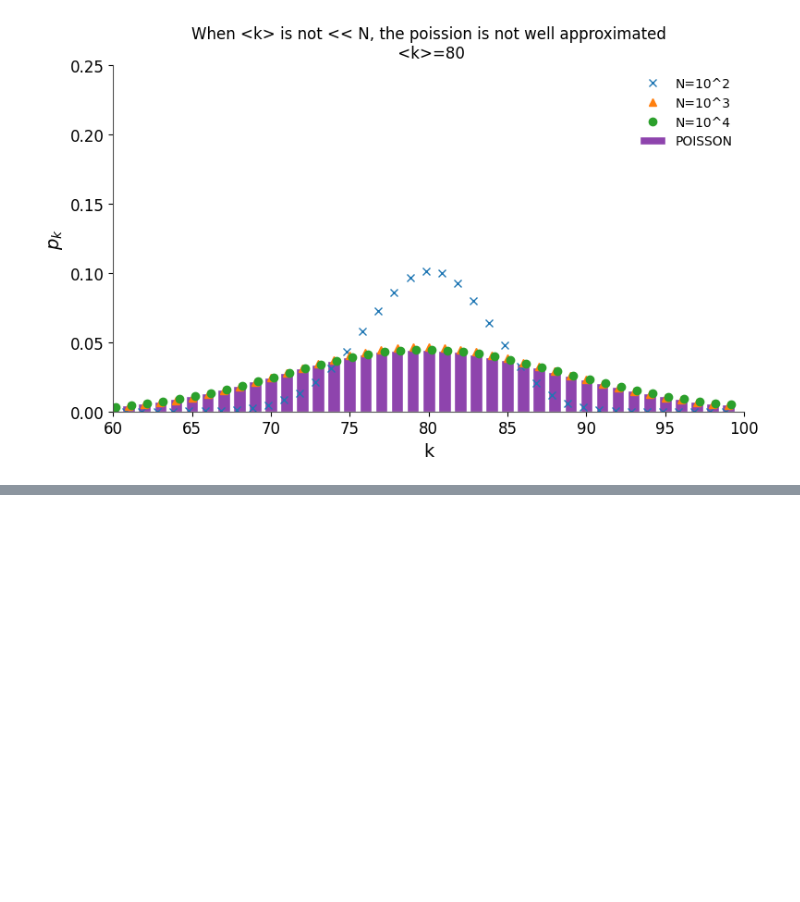
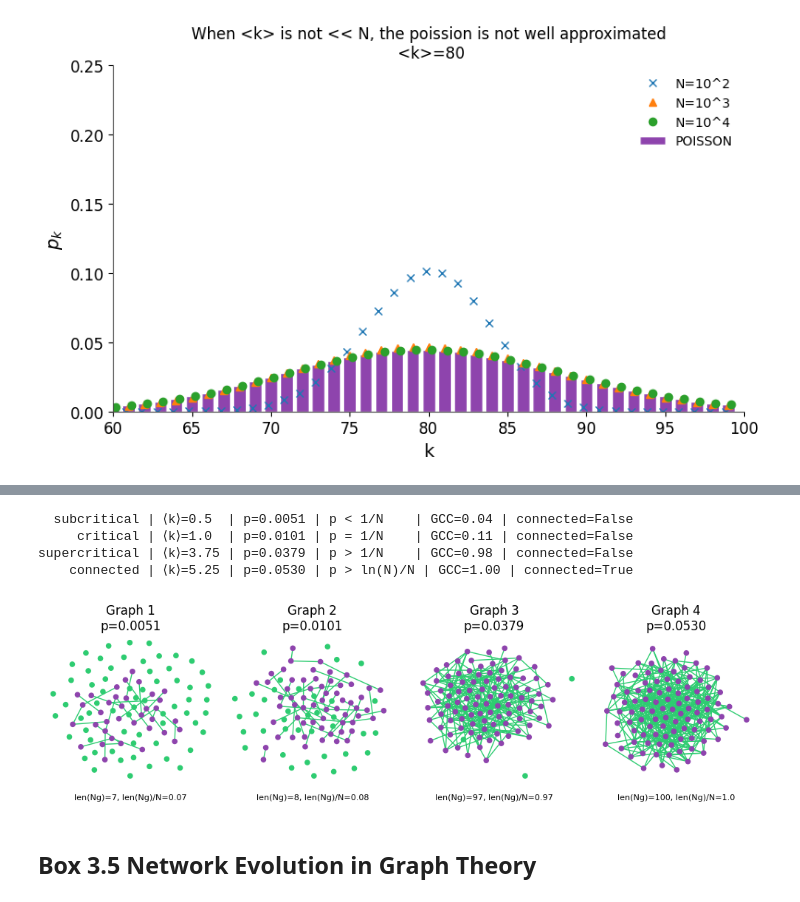
Before and after one commit to grogs84/networkscience, a Jupyter notebook: wip/rChapter3.ipynb, the cells around one changed output, grey strips where cells are left out. Cells and saved outputs as stored; diff of their text form; code cells hidden in the pictures; blank space fills up the shorter version.

```diff
--- a/wip/rChapter3.ipynb
+++ b/wip/rChapter3.ipynb
@@ -405,0 +414,69 @@ plt.show()
+# %%
+# calculate thresholds
+N = 100
+
+# ER G(N,p) regimes (Network Science §3.4.2-ish)
+# Relationship: ⟨k⟩ = p (N-1) ≈ pN for large N.
+# Key thresholds:
+#   ⟨k⟩ < 1       (p < 1/N)       : subcritical (no giant component)
+#   ⟨k⟩ = 1       (p = 1/N)       : critical point
+#   ⟨k⟩ > 1       (p > 1/N)       : supercritical (giant component emerges)
+#   ⟨k⟩ > ln N    (p > ln N / N)  : connected w.h.p. (graph becomes connected)
+
+regimes = [
+    {"label": "subcritical",   "avg_degree": 0.5,  "threshold": "p < 1/N"},
+    {"label": "critical",      "avg_degree": 1.0,  "threshold": "p = 1/N"},
+    {"label": "supercritical", "avg_degree": 3.75, "threshold": "p > 1/N"},
+    {"label": "connected",     "avg_degree": 5.25, "threshold": "p > ln(N)/N"},
+]
+
+# Convert ⟨k⟩ to p using ⟨k⟩ = p (N-1)
+for r in regimes:
+    r["p"] = r["avg_degree"] / (N - 1)
+
+def largest_component_fraction(g: rx.PyGraph) -> float:
+    largest = max(rx.connected_components(g), key=len)
+    return len(largest) / g.num_nodes()
+
+for r in regimes:
+    g = rx.undirected_gnp_random_graph(N, r["p"], seed=42)
+    gcc = largest_component_fraction(g)
+    is_conn = rx.is_connected(g)
+
+    print(
+        f"{r['label']:>13} | ⟨k⟩={r['avg_degree']:<4} | p={r['p']:.4f} | "
+        f"{r['threshold']:<10} | GCC={gcc:.2f} | connected={is_conn}"
+    )
+# %% [output]
+  subcritical | ⟨k⟩=0.5  | p=0.0051 | p < 1/N    | GCC=0.04 | connected=False
+     critical | ⟨k⟩=1.0  | p=0.0101 | p = 1/N    | GCC=0.11 | connected=False
+supercritical | ⟨k⟩=3.75 | p=0.0379 | p > 1/N    | GCC=0.98 | connected=False
+    connected | ⟨k⟩=5.25 | p=0.0530 | p > ln(N)/N | GCC=1.00 | connected=True
+# %%
+# plot
+ps = [r.get('p') for r in regimes]
+graphs = [rx.undirected_gnp_random_graph(N, p) for p in ps]
+
+fig, axes = plt.subplots(1, 4, figsize=(10,3))
+for i, (g, ax, p) in enumerate(zip(graphs, axes, ps)):
+    layout = rx.spring_layout(g, k=.85, repulsive_exponent=5)
+    ax.set_title(f"Graph {i+1}\np={p:.4f}")
+    colors = [
+        NS_PURPLE if any(g.neighbors(i)) else NS_GREEN
+        for i in g.node_indices()
+    ]
+    Ng, *_ = sorted(rx.connected_components(g), key=len, reverse=True)
+    ng_text = f"{len(Ng)=}, {len(Ng)/N=}"
+    ax.text(
+        0.5, -0.08, ng_text,
+        transform=ax.transAxes,
+        ha="center", va="top",
+        fontsize=8
+    )
+    mpl_draw(g, pos=layout, ax=ax, node_color=colors, edge_color=NS_GREEN, with_labels=False, node_size=20)
+    ax.set_axis_off()
+plt.tight_layout()
+# %% [output]
+[figure, added]
+# %% [markdown]
+## Box 3.5 Network Evolution in Graph Theory
```
Also changed, not shown: parts of 31 cells of this notebook, 3 other files.
